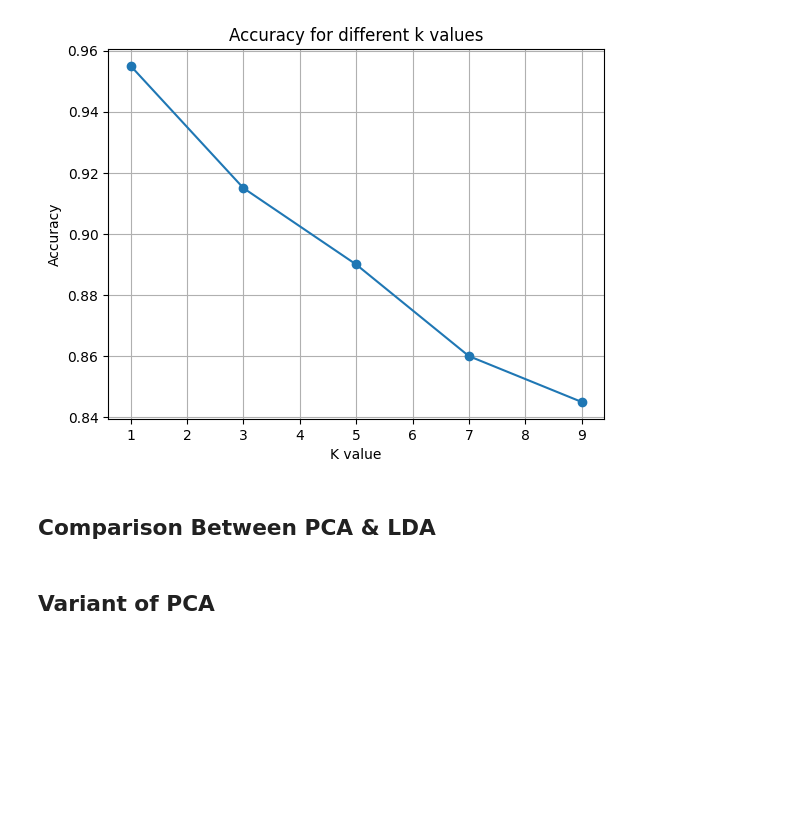
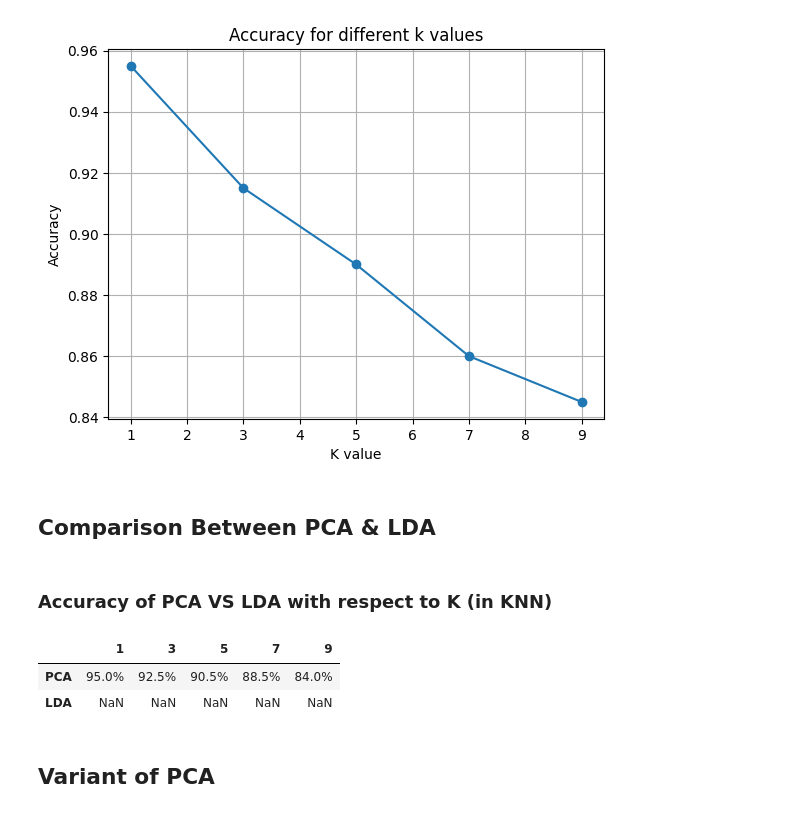
Before and after one commit to ahmedsamir459/Face-Recognition, a Jupyter notebook: PCA_LDA.ipynb, the cells around one changed output. Drawn from its saved outputs; the diff is of its cells as text; code cells hidden in the pictures; blank space fills up the shorter version.

```diff
--- a/PCA_LDA.ipynb
+++ b/PCA_LDA.ipynb
@@ -186,12 +199,15 @@ def get_LDA(X_train):
 # %% [markdown]
 ### Test LDA
 # %%
-projection_matrix = get_LDA(X_train)
-projected_X_train = np.dot(X_train, projection_matrix)
-projected_X_test = np.dot(X_test, projection_matrix)
+def Test_LDA(k):
+ projection_matrix = get_LDA(X_train)
+ projected_X_train = np.dot(X_train, projection_matrix)
+ projected_X_test = np.dot(X_test, projection_matrix)
 
-knn = KNeighborsClassifier(n_neighbors=1)
-knn.fit(projected_X_train, y_train.ravel())
-y_pred = knn.predict(projected_X_test)
-print("LDA Accuracy: " + str(accuracy_score(y_pred, y_test.ravel())))
+ knn = KNeighborsClassifier(n_neighbors=k)
+ knn.fit(projected_X_train, y_train.ravel())
+ y_pred = knn.predict(projected_X_test)
+ accuracy = accuracy_score(y_test, y_pred.ravel())
+ return accuracy
+print("LDA Accuracy: " + str(Test_LDA(1)))
 # %% [output]
@@ -235,6 +251,24 @@ plt.show()
 [figure]
 # %% [markdown]
 ## Comparison Between PCA & LDA
+# %% [markdown]
+### Accuracy of PCA VS LDA with respect to K (in KNN)
+# %%
+# PCA
+alpha=0.85
+k_values = [1, 3, 5, 7, 9]
+pca_results = []
+variants=['PCA', 'LDA']
+df = pd.DataFrame(index=variants, columns=k_values)
+for num_dominant_eigen_vectors in alphas:
+    for k in k_values:
+        pca_accuracy = Test_PCA(alpha, k)
+        lda_accuracy = Test_LDA(k)
+        df.loc['PCA', k] = str(pca_accuracy*100)+'%'
+# %% [output]
+|  | 1 | 3 | 5 | 7 | 9 |
+| PCA | 95.0% | 92.5% | 90.5% | 88.5% | 84.0% |
+| LDA | NaN | NaN | NaN | NaN | NaN |
 # %% [markdown]
 ## Variant of PCA
 # %% [markdown]
```
Also changed, not shown: parts of 8 cells of this notebook.
